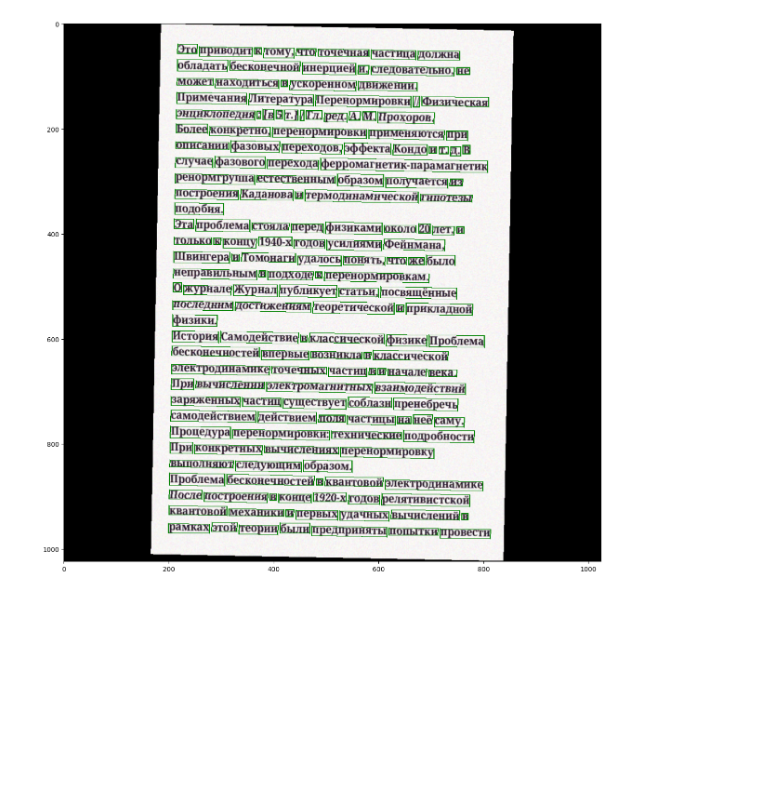
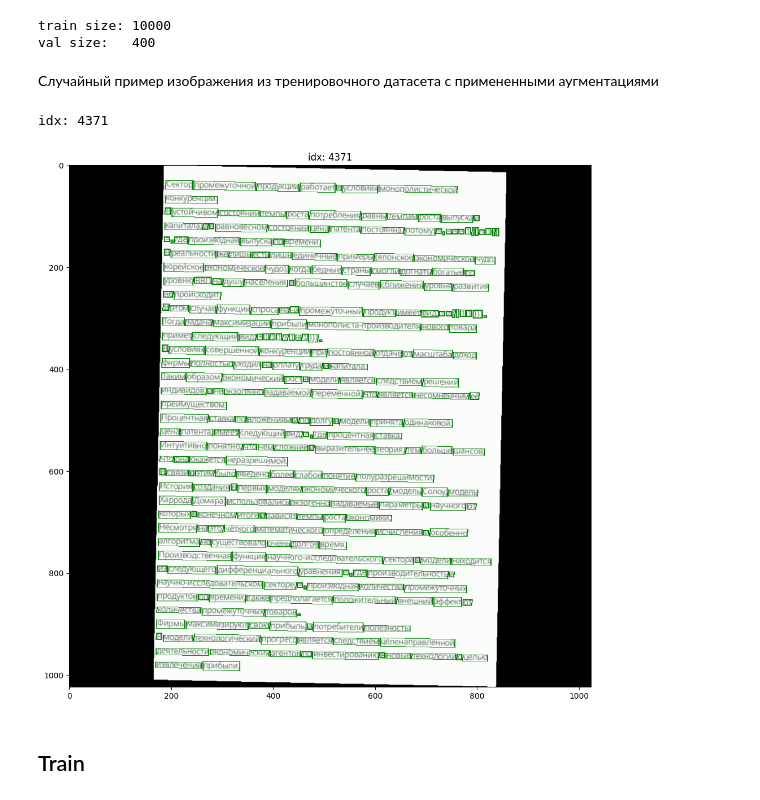
Before and after one commit to aufflammen/ocr_cyrillic, a Jupyter notebook: train_detection.ipynb, the cells around one changed output. Drawn from its saved outputs; the diff is of its cells as text; code cells hidden in the pictures; blank space fills up the shorter version.

```diff
--- a/train_detection.ipynb
+++ b/train_detection.ipynb
@@ -57 +101,7 @@ NameError: name 'load_config' is not defined
+# %%
+DATASET = CFG.path_dataset_synthetic.joinpath('detection')
+BATCH_SIZE = 4
+
+INPUT_SIZE = 1024
+NORMALIZE_PARAMS = dict(mean=(0.798, 0.785, 0.772), std=(0.264, 0.2749, 0.287))
 # %% [markdown]
@@ -61,4 +111,5 @@ detection_dataset = PATH_DATASET.joinpath('detection')
 # %%
+# Image augmentations
 img_transforms = v2.Compose([
     T.RandomApply(T.ColorInversion(), p=.1),
     T.RandomApply(T.RandomShadow(), p=.3),
@@ -69,66 +120,45 @@ img_transforms = v2.Compose([
 ])
 
 
+# Image + target augmentations
 sample_transforms_train = T.SampleCompose([
     # T.RandomHorizontalFlip(0.15),
     T.OneOf([
         T.RandomApply(T.RandomCrop(ratio=(0.6, 1.33)), 0.25),
         T.RandomResize(scale_range=(0.4, 0.9), preserve_aspect_ratio=0.5, symmetric_pad=0.5, p=0.25),
     ]),
-    # Rotation augmentation
-    T.Resize(1024, preserve_aspect_ratio=True),
+    T.Resize(INPUT_SIZE, preserve_aspect_ratio=True),
     T.RandomApply(T.RandomRotate(1.5, expand=True), 0.5),
-    T.Resize((1024, 1024), preserve_aspect_ratio=True, symmetric_pad=True),
-    v2.Normalize(mean=(0.798, 0.785, 0.772), std=(0.264, 0.2749, 0.287)),
+    T.Resize((INPUT_SIZE, INPUT_SIZE), preserve_aspect_ratio=True, symmetric_pad=True),
+    v2.Normalize(**NORMALIZE_PARAMS),
 ])
 
-
-
 sample_transforms_val = T.SampleCompose([
-    T.Resize(1024, preserve_aspect_ratio=True),
-    T.RandomApply(T.RandomRotate(90, expand=True), 0.5),
-    T.Resize((1024, 1024), preserve_aspect_ratio=True, symmetric_pad=True),
-    v2.Normalize(mean=(0.798, 0.785, 0.772), std=(0.264, 0.2749, 0.287)),
+    T.Resize(INPUT_SIZE, preserve_aspect_ratio=True),
+    T.RandomApply(T.RandomRotate(1.5, expand=True), 0.5),
+    T.Resize((INPUT_SIZE, INPUT_SIZE), preserve_aspect_ratio=True, symmetric_pad=True),
+    v2.Normalize(**NORMALIZE_PARAMS),
 
 ])
 # %%
-train_set_d = DetectionDataset(
-    detection_dataset.joinpath('train', 'images'),
-    detection_dataset.joinpath('train', 'labels.json'),
+train_set = DetectionDataset(
+    DATASET.joinpath('train', 'images'),
+    DATASET.joinpath('train', 'labels.json'),
     img_transforms=img_transforms,
     sample_transforms=sample_transforms_train,
     use_polygons=True
 )
 
-val_set_d = DetectionDataset(
-    detection_dataset.joinpath('val', 'images'),
-    detection_dataset.joinpath('val', 'labels.json'),
-    # img_transforms=img_transforms,
+val_set = DetectionDataset(
+    DATASET.joinpath('val', 'images'),
+    DATASET.joinpath('val', 'labels.json'),
     sample_transforms=sample_transforms_val,
     use_polygons=True
 )
+
+print(f'train size: {len(train_set)}')
+print(f'val size:   {len(val_set)}')
+# %% [output]
+train size: 10000
+val size:   400
-# %%
-denorm = DeNormalize(mean=(0.798, 0.785, 0.772), std=(0.264, 0.2749, 0.287))
-
-set_sample = train_set_d[0]
-
-img, target = set_sample
-
-height, width = img.shape[1:]
-boxes = (target['words'] * np.array([width, height])).astype(np.int32)
-
-# img = (img * 255).to(torch.uint8)
-img = (denorm(img) * 255).to(torch.uint8)
-img = img.numpy().transpose(1, 2, 0)
-
-img = Image.fromarray(img)
-draw = ImageDraw.Draw(img)
-
-for bbox in boxes:
-    draw.polygon([tuple(cord) for cord in bbox], outline='green', width=2)
-plt.figure(figsize=(15, 15))
-plt.imshow(img)
-plt.show()
-# %% [output]
-[figure, old version]
 # %%
@@ -138,0 +182,9 @@ val_loader_d = DataLoader(val_set_d, batch_size=BATCH_SIZE, shuffle=False, colla
+# %% [markdown]
+Случайный пример изображения из тренировочного датасета с примененными аугментациями
+# %%
+draw_image_dataset(train_set, NORMALIZE_PARAMS, img_size=12)
+# %% [output]
+idx: 4371
+[figure, new version]
+# %% [markdown]
+## Train
```
Also changed, not shown: parts of 22 cells of this notebook, 7 other files.
